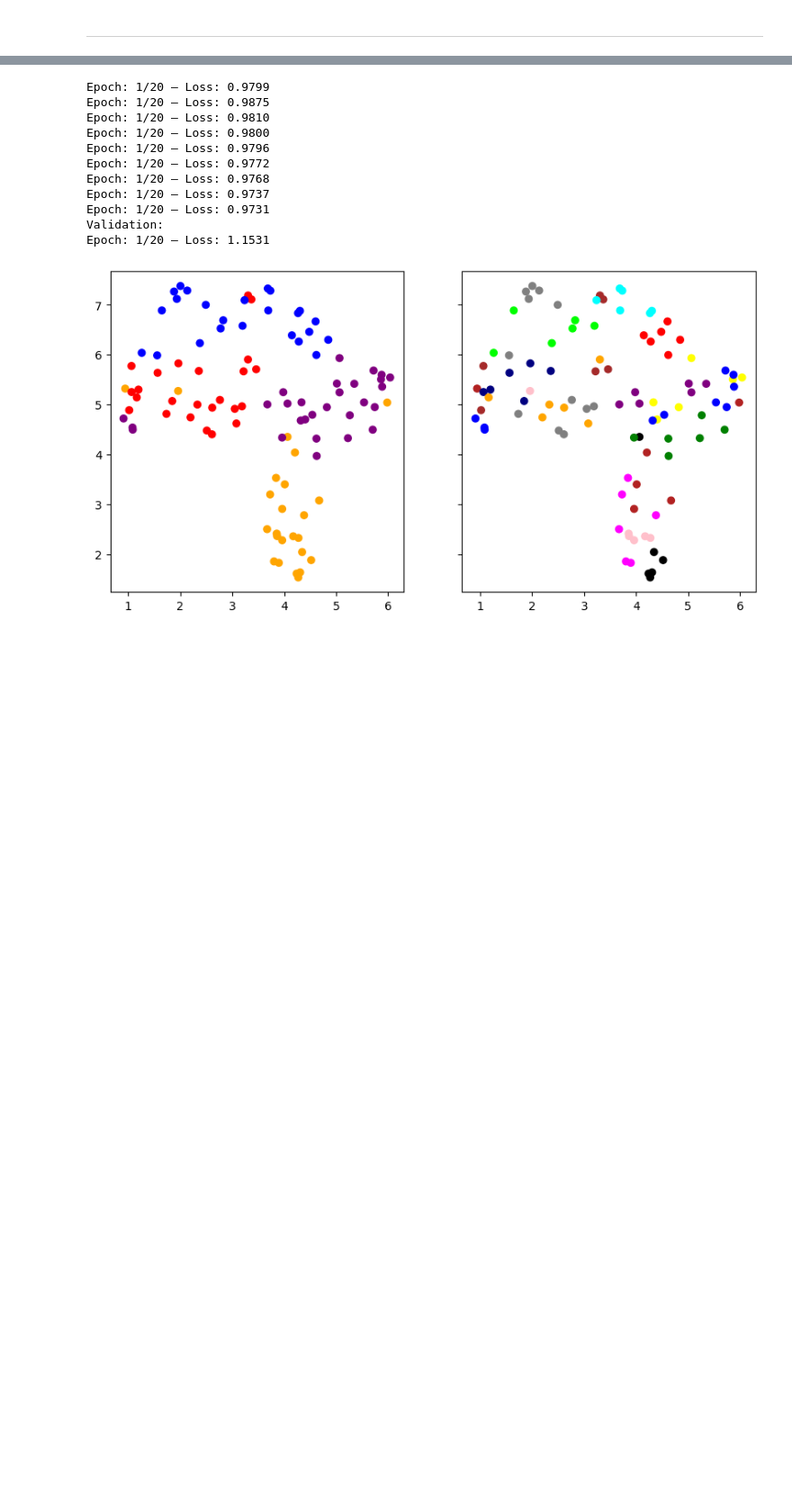
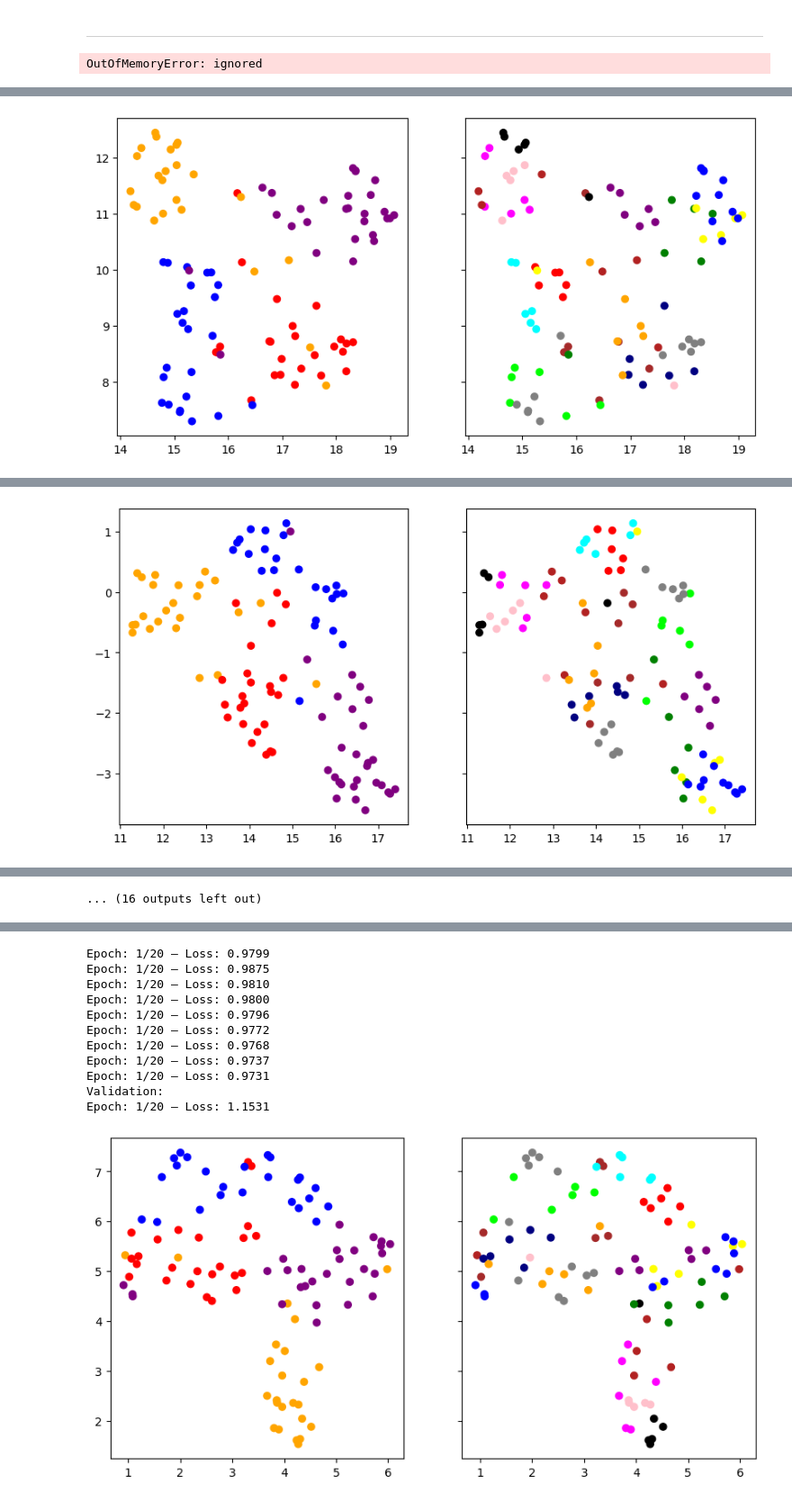
Before and after one commit to flori-margaritescu/human-judgements-honours, a Jupyter notebook: CNN_models_simple.ipynb, the cells around one changed output, grey strips where cells are left out. Shown at 90% size. Cells and saved outputs as stored; diff of their text form; code cells hidden in the pictures; blank space fills up the shorter version.

```diff
--- a/CNN_models_simple.ipynb
+++ b/CNN_models_simple.ipynb
@@ -4293,3 +4295,17 @@ def train_model(path, image_type, model, frozen, similar):
         # plot separation into categories for birds for anchors
 # %% [markdown]
 --------------------------------------------------------------------------------------
+# %%
+# diff model architecture
+ResNet = ResNet_Triplet34()
+ResNet = ResNet.to(DEVICE)
+
+embeddings = train_model(birds_disimilar_8rank2_BALANCED,"jpg", ResNet, False, False)  # batch 110
+# %% [output]
+OutOfMemoryError: ignored
+# %%
+ResNet = ResNet_Triplet34()
+ResNet = ResNet.to(DEVICE)
+
+embeddings = train_model(birds_disimilar_8rank2_BALANCED,"jpg", ResNet, False, False)  # batch 110
+# %% [output]
@@ -4295,0 +4323 @@ def train_model(path, image_type, model, frozen, similar):
+[figure, added]
@@ -4295,0 +4335 @@ def train_model(path, image_type, model, frozen, similar):
+[figure, added]
@@ -4296,3 +4384,4 @@ def train_model(path, image_type, model, frozen, similar):
+... (16 outputs left out)
 # %%
 ResNet = ResNet_Triplet34()
 ResNet = ResNet.to(DEVICE)
```
Also changed, not shown: parts of 5 cells of this notebook.
